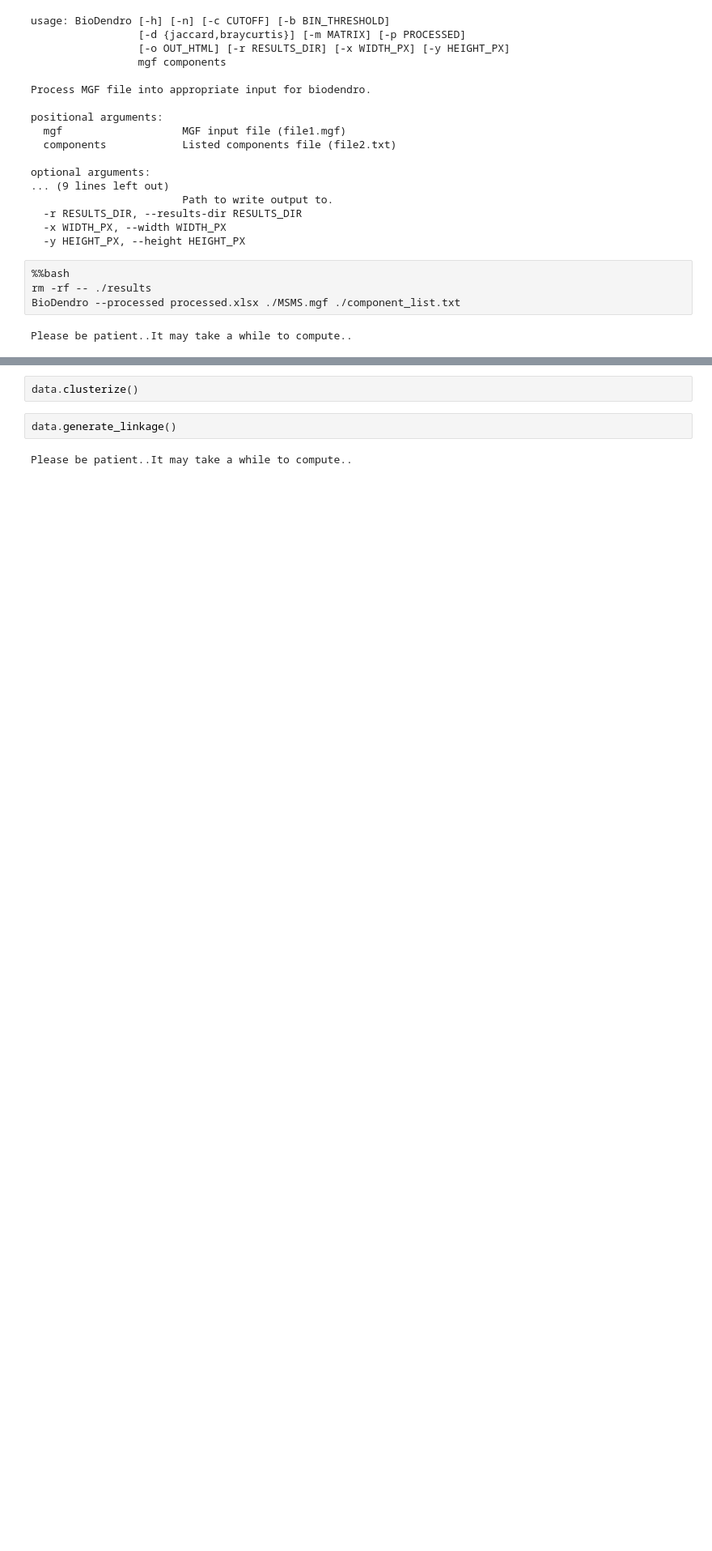
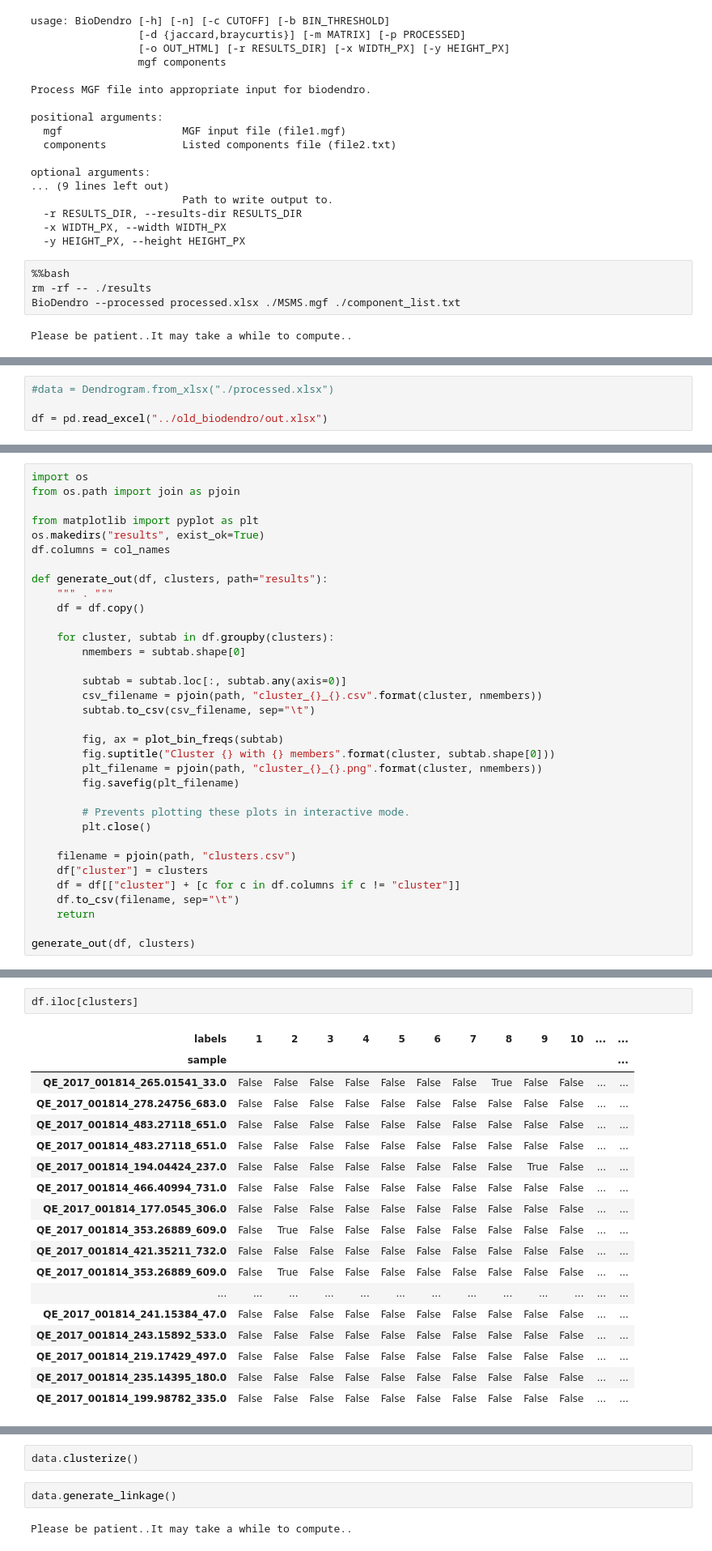
Before and after one commit to ccdmb/BioDendro, a Jupyter notebook: example.ipynb, the cells around one changed output, grey strips where cells are left out. Shown at 81% size. Saved outputs shown, nothing was run; the diff lists cells and outputs as text; blank space fills up the shorter version.

```diff
--- a/example.ipynb
+++ b/example.ipynb
@@ -39,0 +106,4 @@ data = Dendrogram(z)
+# %%
+#data = Dendrogram.from_xlsx("./processed.xlsx")
+
+df = pd.read_excel("../old_biodendro/out.xlsx")
@@ -39,0 +214,34 @@ data = Dendrogram(z)
+# %%
+import os
+from os.path import join as pjoin
+
+from matplotlib import pyplot as plt
+os.makedirs("results", exist_ok=True)
+df.columns = col_names
+
+def generate_out(df, clusters, path="results"):
+    """ . """
+    df = df.copy()
+
+    for cluster, subtab in df.groupby(clusters):
+        nmembers = subtab.shape[0]
+
+        subtab = subtab.loc[:, subtab.any(axis=0)]
+        csv_filename = pjoin(path, "cluster_{}_{}.csv".format(cluster, nmembers))
+        subtab.to_csv(csv_filename, sep="\t")
+
+        fig, ax = plot_bin_freqs(subtab)
+        fig.suptitle("Cluster {} with {} members".format(cluster, subtab.shape[0]))
+        plt_filename = pjoin(path, "cluster_{}_{}.png".format(cluster, nmembers))
+        fig.savefig(plt_filename)
+
+        # Prevents plotting these plots in interactive mode.
+        plt.close()
+
+    filename = pjoin(path, "clusters.csv")
+    df["cluster"] = clusters
+    df = df[["cluster"] + [c for c in df.columns if c != "cluster"]]
+    df.to_csv(filename, sep="\t")
+    return
+
+generate_out(df, clusters)
@@ -39,0 +294,21 @@ data = Dendrogram(z)
+# %%
+df.iloc[clusters]
+# %% [output]
+| labels | 1 | 2 | 3 | 4 | 5 | 6 | 7 | 8 | 9 | 10 | ... | ... |
+| sample |  |  |  |  |  |  |  |  |  |  |  | ... |
+| QE_2017_001814_265.01541_33.0 | False | False | False | False | False | False | False | True | False | False | ... | ... |
+| QE_2017_001814_278.24756_683.0 | False | False | False | False | False | False | False | False | False | False | ... | ... |
+| QE_2017_001814_483.27118_651.0 | False | False | False | False | False | False | False | False | False | False | ... | ... |
+| QE_2017_001814_483.27118_651.0 | False | False | False | False | False | False | False | False | False | False | ... | ... |
+| QE_2017_001814_194.04424_237.0 | False | False | False | False | False | False | False | False | True | False | ... | ... |
+| QE_2017_001814_466.40994_731.0 | False | False | False | False | False | False | False | False | False | False | ... | ... |
+| QE_2017_001814_177.0545_306.0 | False | False | False | False | False | False | False | False | False | False | ... | ... |
+| QE_2017_001814_353.26889_609.0 | False | True | False | False | False | False | False | False | False | False | ... | ... |
+| QE_2017_001814_421.35211_732.0 | False | False | False | False | False | False | False | False | False | False | ... | ... |
+| QE_2017_001814_353.26889_609.0 | False | True | False | False | False | False | False | False | False | False | ... | ... |
+| ... | ... | ... | ... | ... | ... | ... | ... | ... | ... | ... | ... | ... |
+| QE_2017_001814_241.15384_47.0 | False | False | False | False | False | False | False | False | False | False | ... | ... |
+| QE_2017_001814_243.15892_533.0 | False | False | False | False | False | False | False | False | False | False | ... | ... |
+| QE_2017_001814_219.17429_497.0 | False | False | False | False | False | False | False | False | False | False | ... | ... |
+| QE_2017_001814_235.14395_180.0 | False | False | False | False | False | False | False | False | False | False | ... | ... |
+| QE_2017_001814_199.98782_335.0 | False | False | False | False | False | False | False | False | False | False | ... | ... |
```
Also changed, not shown: parts of 41 cells of this notebook, 6 other files.
